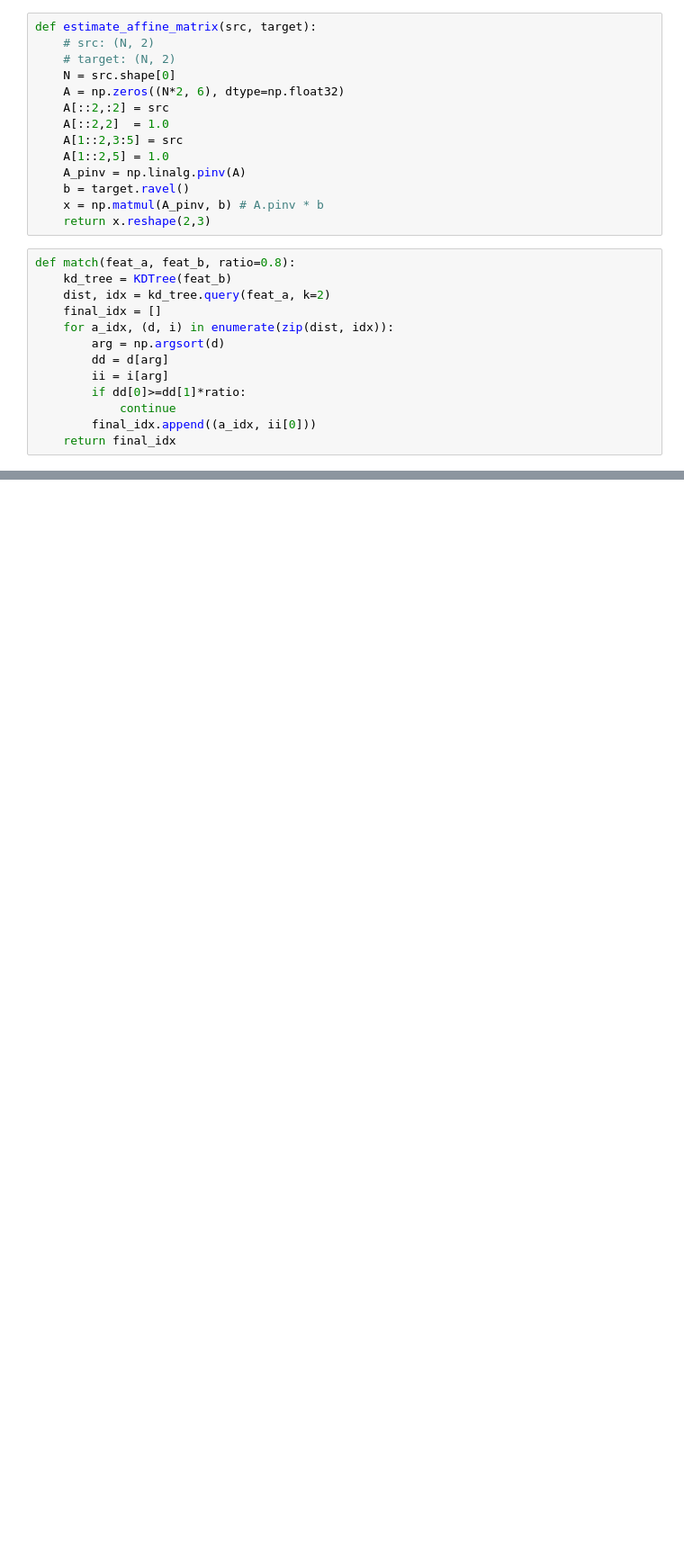
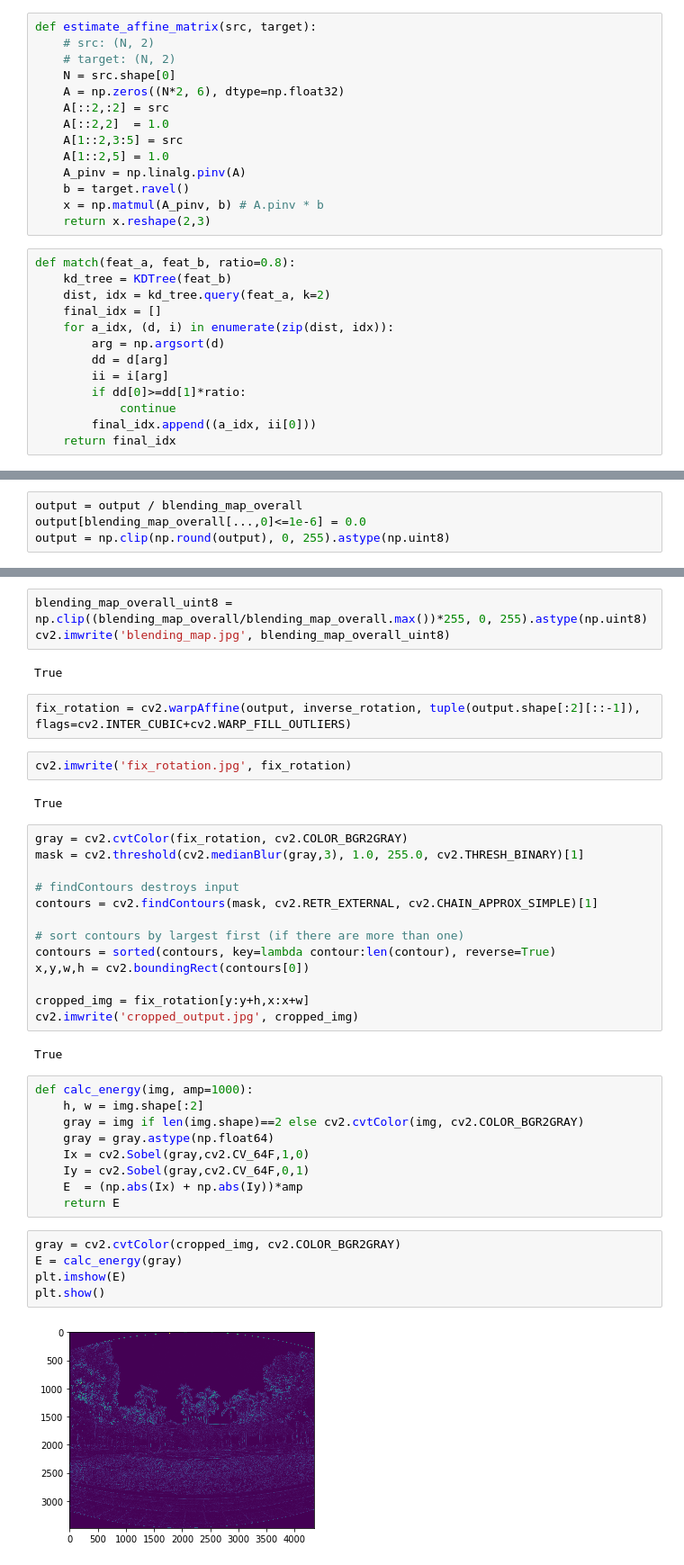
Before and after one commit to peter0749/Panorama, a Jupyter notebook: Panorama.ipynb, the cells around one changed output, grey strips where cells are left out. Shown at 90% size. Saved outputs shown, nothing was run; the diff lists cells and outputs as text; blank space fills up the shorter version.

```diff
--- a/Panorama.ipynb
+++ b/Panorama.ipynb
@@ -403 +454,5 @@ plt.show()
+# %%
+output = output / blending_map_overall
+output[blending_map_overall[...,0]<=1e-6] = 0.0
+output = np.clip(np.round(output), 0, 255).astype(np.uint8)
 # %%
@@ -405,2 +460,44 @@ cv2.imwrite('blend2.png', output)
 # %% [output]
 True
+# %%
+blending_map_overall_uint8 = np.clip((blending_map_overall/blending_map_overall.max())*255, 0, 255).astype(np.uint8)
+cv2.imwrite('blending_map.jpg', blending_map_overall_uint8)
+# %% [output]
+True
+# %%
+fix_rotation = cv2.warpAffine(output, inverse_rotation, tuple(output.shape[:2][::-1]), flags=cv2.INTER_CUBIC+cv2.WARP_FILL_OUTLIERS)
+# %%
+cv2.imwrite('fix_rotation.jpg', fix_rotation)
+# %% [output]
+True
+# %%
+gray = cv2.cvtColor(fix_rotation, cv2.COLOR_BGR2GRAY)
+mask = cv2.threshold(cv2.medianBlur(gray,3), 1.0, 255.0, cv2.THRESH_BINARY)[1]
+
+# findContours destroys input
+contours = cv2.findContours(mask, cv2.RETR_EXTERNAL, cv2.CHAIN_APPROX_SIMPLE)[1]
+
+# sort contours by largest first (if there are more than one)
+contours = sorted(contours, key=lambda contour:len(contour), reverse=True)
+x,y,w,h = cv2.boundingRect(contours[0])
+
+cropped_img = fix_rotation[y:y+h,x:x+w]
+cv2.imwrite('cropped_output.jpg', cropped_img)
+# %% [output]
+True
+# %%
+def calc_energy(img, amp=1000):
+    h, w = img.shape[:2]
+    gray = img if len(img.shape)==2 else cv2.cvtColor(img, cv2.COLOR_BGR2GRAY)
+    gray = gray.astype(np.float64)
+    Ix = cv2.Sobel(gray,cv2.CV_64F,1,0)
+    Iy = cv2.Sobel(gray,cv2.CV_64F,0,1)
+    E  = (np.abs(Ix) + np.abs(Iy))*amp
+    return E
+# %%
+gray = cv2.cvtColor(cropped_img, cv2.COLOR_BGR2GRAY)
+E = calc_energy(gray)
+plt.imshow(E)
+plt.show()
+# %% [output]
+[figure, added]
```
Also changed, not shown: parts of 31 cells of this notebook.
